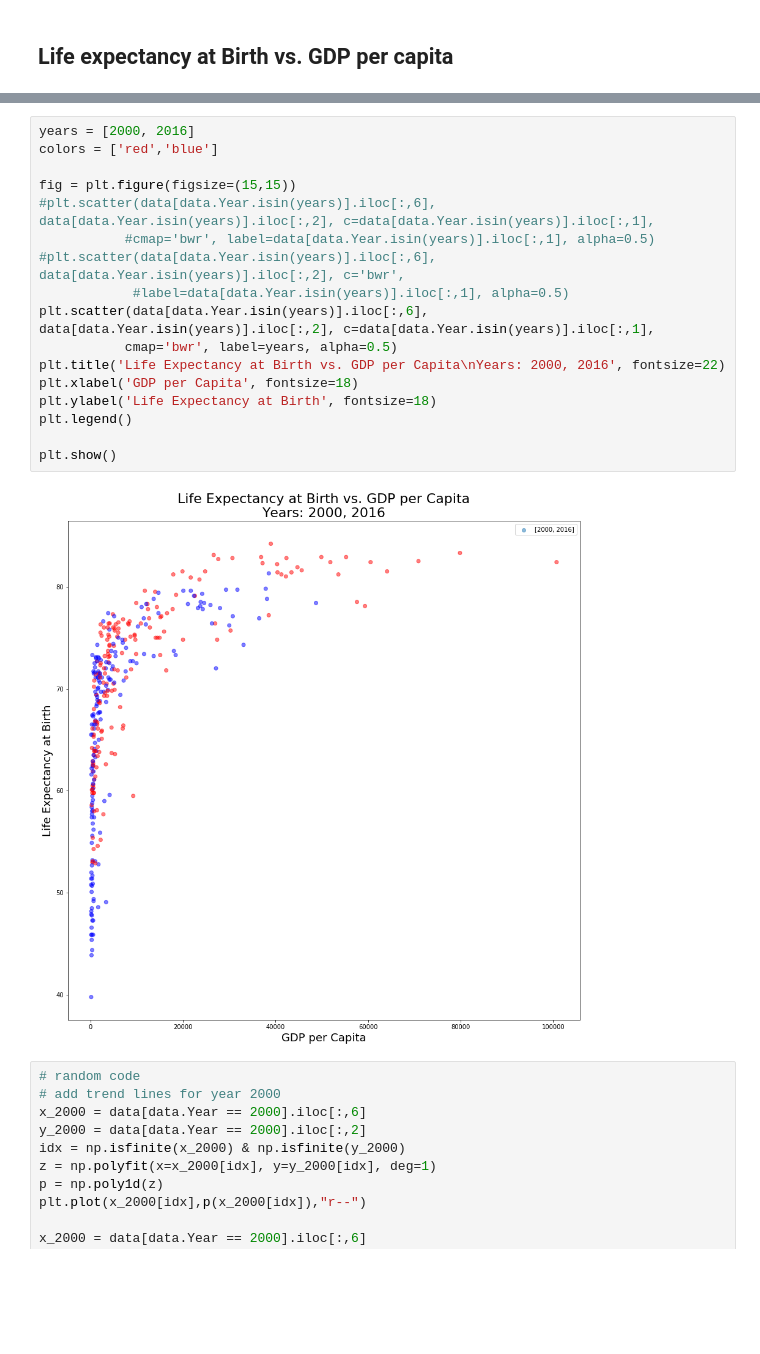
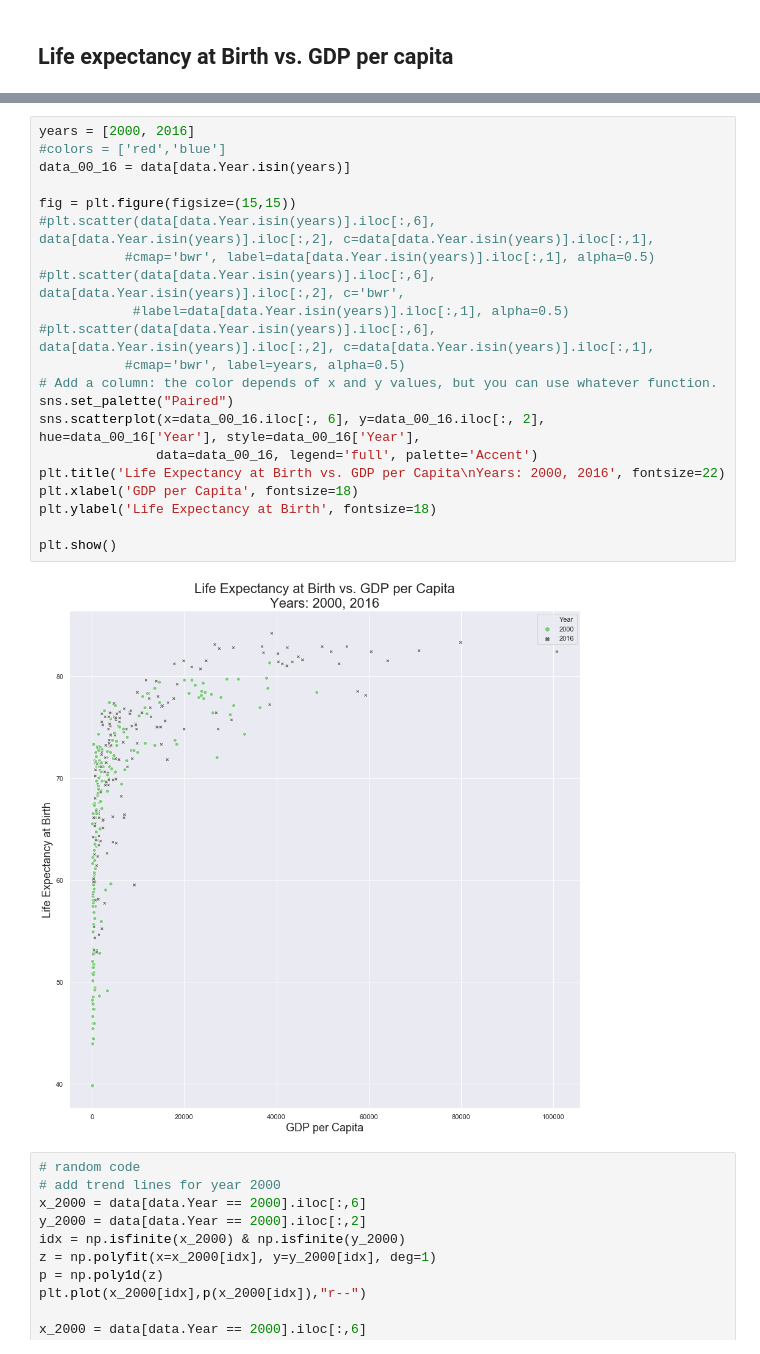
Before and after one commit to patrickFuerst/human_life_exp, a Jupyter notebook: Data_Visualizations(Anna).ipynb, the cells around one changed output, grey strips where cells are left out. Saved outputs shown, nothing was run; the diff lists cells and outputs as text; blank space fills up the shorter version.

```diff
--- a/Data_Visualizations(Anna).ipynb
+++ b/Data_Visualizations(Anna).ipynb
@@ -131,22 +147,26 @@ py.iplot(fig, validate=False, filename='world-map2016')
 # %%
 years = [2000, 2016]
-colors = ['red','blue']
+#colors = ['red','blue']
+data_00_16 = data[data.Year.isin(years)]
 
 fig = plt.figure(figsize=(15,15))
 #plt.scatter(data[data.Year.isin(years)].iloc[:,6], data[data.Year.isin(years)].iloc[:,2], c=data[data.Year.isin(years)].iloc[:,1],
            #cmap='bwr', label=data[data.Year.isin(years)].iloc[:,1], alpha=0.5)
 #plt.scatter(data[data.Year.isin(years)].iloc[:,6], data[data.Year.isin(years)].iloc[:,2], c='bwr',
             #label=data[data.Year.isin(years)].iloc[:,1], alpha=0.5)
-plt.scatter(data[data.Year.isin(years)].iloc[:,6], data[data.Year.isin(years)].iloc[:,2], c=data[data.Year.isin(years)].iloc[:,1],
-           cmap='bwr', label=years, alpha=0.5)
+#plt.scatter(data[data.Year.isin(years)].iloc[:,6], data[data.Year.isin(years)].iloc[:,2], c=data[data.Year.isin(years)].iloc[:,1],
+           #cmap='bwr', label=years, alpha=0.5)
+# Add a column: the color depends of x and y values, but you can use whatever function.
+sns.set_palette("Paired")
+sns.scatterplot(x=data_00_16.iloc[:, 6], y=data_00_16.iloc[:, 2], hue=data_00_16['Year'], style=data_00_16['Year'],
+               data=data_00_16, legend='full', palette='Accent')
 plt.title('Life Expectancy at Birth vs. GDP per Capita\nYears: 2000, 2016', fontsize=22)
 plt.xlabel('GDP per Capita', fontsize=18)
 plt.ylabel('Life Expectancy at Birth', fontsize=18)
-plt.legend()
 
 plt.show()
 # %% [output]
-[figure, old version]
+[figure, new version]
 # %%
 # random code
 # add trend lines for year 2000
```
Also changed, not shown: parts of 6 cells of this notebook.
